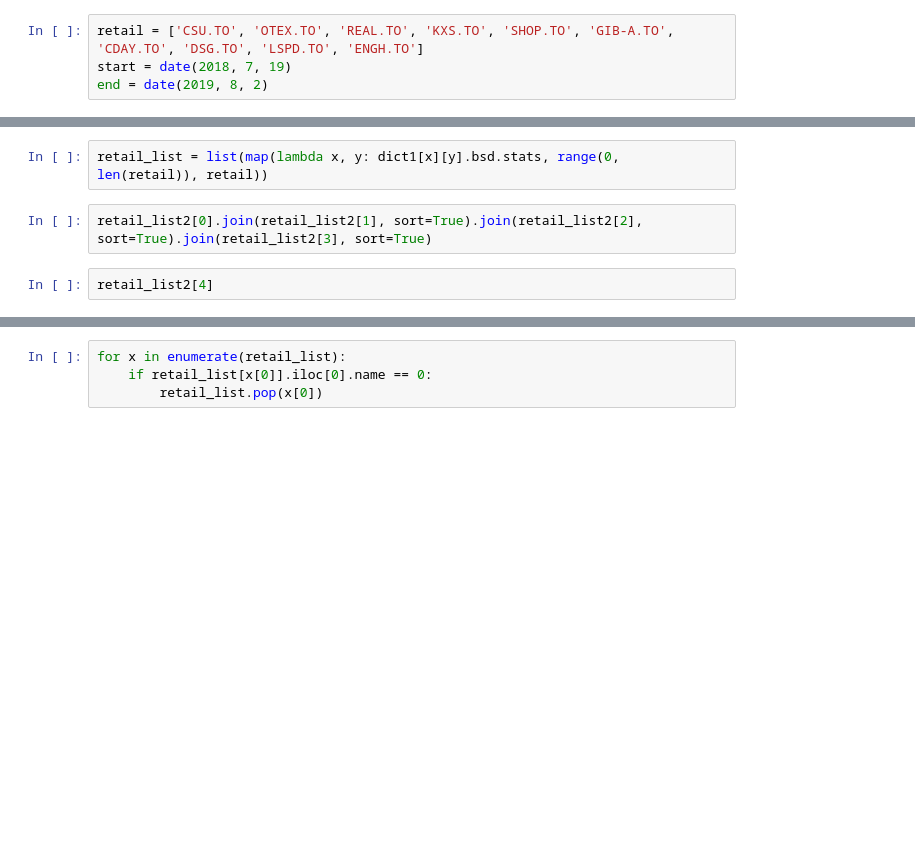
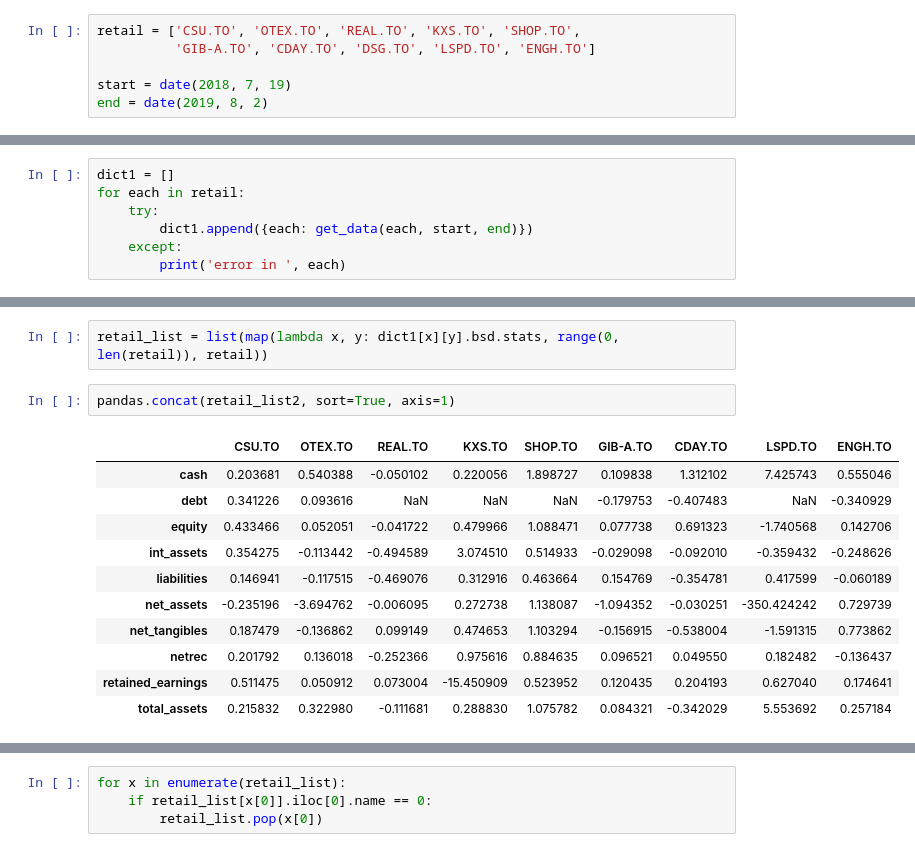
Before and after one commit to dray89/finance_python, a Jupyter notebook: software.ipynb, the cells around one changed output, grey strips where cells are left out. Drawn from its saved outputs; the diff is of its cells as text; blank space fills up the shorter version.

```diff
--- a/software.ipynb
+++ b/software.ipynb
@@ -10,6 +10,8 @@ import numpy as np
 import pandas
 from industry import industry
 # %%
-retail = ['CSU.TO', 'OTEX.TO', 'REAL.TO', 'KXS.TO', 'SHOP.TO', 'GIB-A.TO', 'CDAY.TO', 'DSG.TO', 'LSPD.TO', 'ENGH.TO']
+retail = ['CSU.TO', 'OTEX.TO', 'REAL.TO', 'KXS.TO', 'SHOP.TO',
+          'GIB-A.TO', 'CDAY.TO', 'DSG.TO', 'LSPD.TO', 'ENGH.TO']
+
 start = date(2018, 7, 19)
 end = date(2019, 8, 2)
@@ -17,0 +18,7 @@ dict1 = list(map(lambda x: {x: get_data(x, start, end)}, retail))
+# %%
+dict1 = []
+for each in retail:
+    try:
+        dict1.append({each: get_data(each, start, end)})
+    except:
+        print('error in ', each)
@@ -34,9 +70,19 @@ for x in enumerate(retail_list):
 retail_list2 = list(map(lambda x, y: pandas.DataFrame(retail_list[x].changes), range(0, len(retail_list)), retail_list))
 # %%
 retail_list = list(map(lambda x, y: dict1[x][y].bsd.stats, range(0, len(retail)), retail))
-# %%
-retail_list2[0].join(retail_list2[1], sort=True).join(retail_list2[2], sort=True).join(retail_list2[3], sort=True)
-# %%
-retail_list2[4]
+# %%
+pandas.concat(retail_list2, sort=True, axis=1)
+# %% [output]
+|  | CSU.TO | OTEX.TO | REAL.TO | KXS.TO | SHOP.TO | GIB-A.TO | CDAY.TO | LSPD.TO | ENGH.TO |
+| cash | 0.203681 | 0.540388 | -0.050102 | 0.220056 | 1.898727 | 0.109838 | 1.312102 | 7.425743 | 0.555046 |
+| debt | 0.341226 | 0.093616 | NaN | NaN | NaN | -0.179753 | -0.407483 | NaN | -0.340929 |
+| equity | 0.433466 | 0.052051 | -0.041722 | 0.479966 | 1.088471 | 0.077738 | 0.691323 | -1.740568 | 0.142706 |
+| int_assets | 0.354275 | -0.113442 | -0.494589 | 3.074510 | 0.514933 | -0.029098 | -0.092010 | -0.359432 | -0.248626 |
+| liabilities | 0.146941 | -0.117515 | -0.469076 | 0.312916 | 0.463664 | 0.154769 | -0.354781 | 0.417599 | -0.060189 |
+| net_assets | -0.235196 | -3.694762 | -0.006095 | 0.272738 | 1.138087 | -1.094352 | -0.030251 | -350.424242 | 0.729739 |
+| net_tangibles | 0.187479 | -0.136862 | 0.099149 | 0.474653 | 1.103294 | -0.156915 | -0.538004 | -1.591315 | 0.773862 |
+| netrec | 0.201792 | 0.136018 | -0.252366 | 0.975616 | 0.884635 | 0.096521 | 0.049550 | 0.182482 | -0.136437 |
+| retained_earnings | 0.511475 | 0.050912 | 0.073004 | -15.450909 | 0.523952 | 0.120435 | 0.204193 | 0.627040 | 0.174641 |
+| total_assets | 0.215832 | 0.322980 | -0.111681 | 0.288830 | 1.075782 | 0.084321 | -0.342029 | 5.553692 | 0.257184 |
 # %%
 retail_list
```
Also changed, not shown: parts of 8 cells of this notebook.
